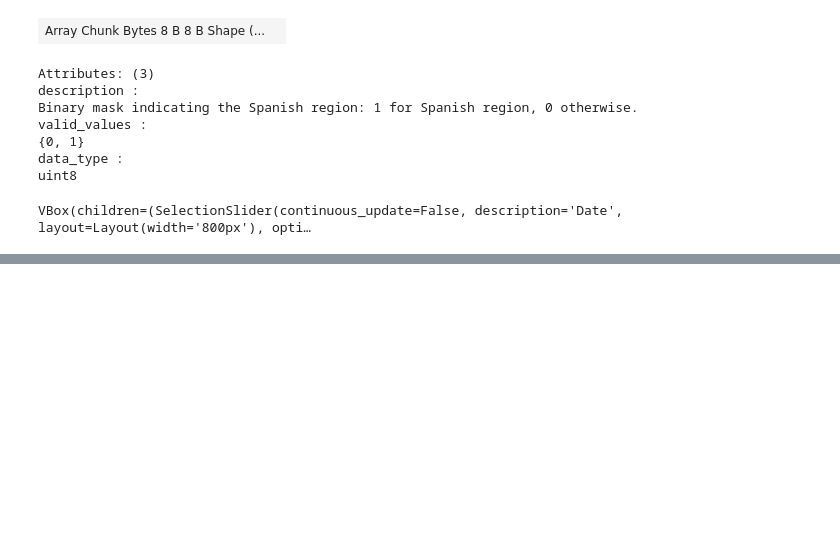
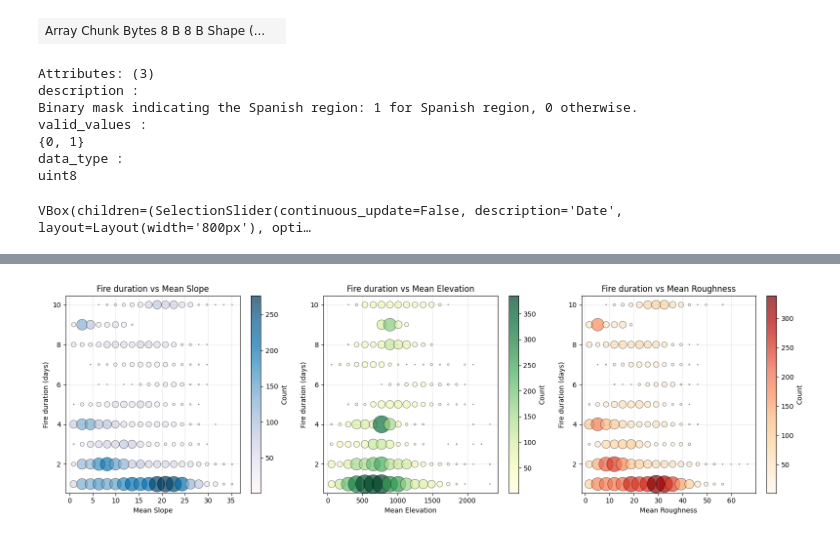
Before and after one commit to EstherRH00/IberFire, a Jupyter notebook: Part 2.ipynb, the cells around one changed output, grey strips where cells are left out. Drawn from its saved outputs; the diff is of its cells as text; code cells hidden in the pictures; blank space fills up the shorter version.

```diff
--- a/Part 2.ipynb
+++ b/Part 2.ipynb
@@ -433,0 +421,48 @@ KeyError: "None of [Index(['aspect_1', 'aspect_2', 'aspect_3', 'aspect_4', 'aspe
+# %%
+df_filtered = df_fires[df_fires["duration"] >= 0]
+
+terrain_vars = [
+    ("slope_mean", "Mean Slope", "PuBu"),
+    ("elevation_mean", "Mean Elevation", "YlGn"),
+    ("roughness_mean", "Mean Roughness", "OrRd")
+]
+
+fig, axes = plt.subplots(1, 3, figsize=(16, 5))
+
+for ax, (var, label, color) in zip(axes, terrain_vars):
+    # Bin the x variable and count occurrences
+    df_temp = df_filtered[[var, "duration"]].dropna()
+
+    # Create bins for the terrain variable
+    df_temp["var_binned"] = pd.cut(df_temp[var], bins=20, labels=False)
+    bin_edges = pd.cut(df_temp[var], bins=20, retbins=True)[1]
+    bin_centers = (bin_edges[:-1] + bin_edges[1:]) / 2
+
+    # Group and count
+    grouped = df_temp.groupby(["var_binned", "duration"]).size().reset_index(name="count")
+    grouped["var_center"] = grouped["var_binned"].map(lambda i: bin_centers[int(i)] if pd.notna(i) else np.nan)
+
+    # Plot bubbles
+    scatter = ax.scatter(
+        grouped["var_center"],
+        grouped["duration"],
+        s=grouped["count"] * 2,  # Scale factor for visibility
+        c=grouped["count"],
+        cmap=color,
+        alpha=0.7,
+        edgecolors="black",
+        linewidths=0.5
+    )
+
+    ax.set_xlabel(label)
+    ax.set_ylabel("Fire duration (days)")
+    ax.set_title(f"Fire duration vs {label}")
+    ax.grid(alpha=0.3)
+
+    cb = plt.colorbar(scatter, ax=ax)
+    cb.set_label("Count")
+
+plt.tight_layout()
+plt.show()
+# %% [output]
+[figure, added]
```
Also changed, not shown: parts of 16 cells of this notebook.
